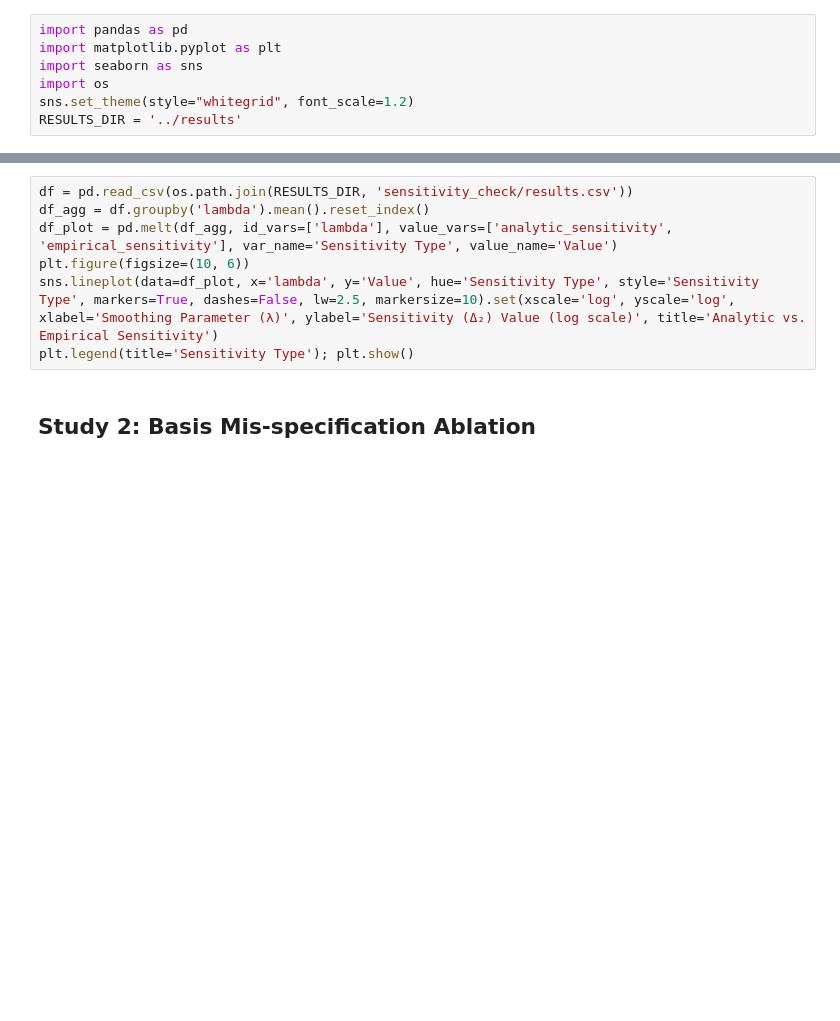
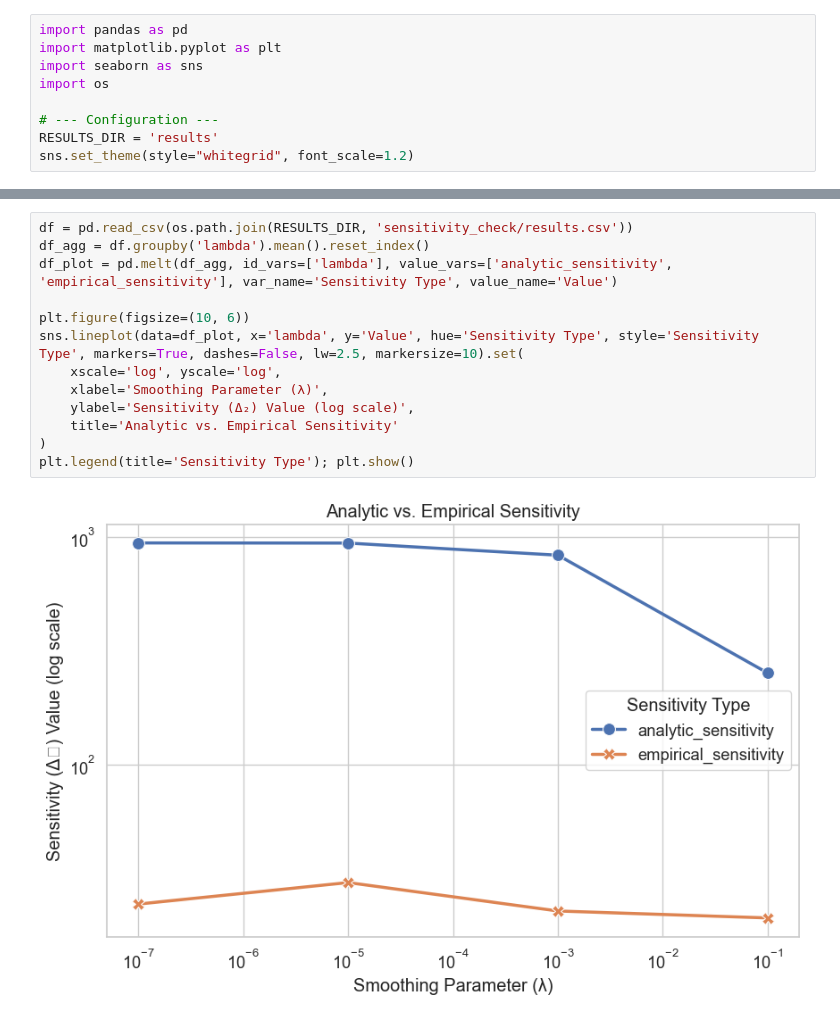
Before and after one commit to yuadamding/s2dp_federated_study, a Jupyter notebook: analysis_dashboard.ipynb, the cells around one changed output, grey strips where cells are left out. Drawn from its saved outputs; the diff is of its cells as text; blank space fills up the shorter version.

```diff
--- a/analysis_dashboard.ipynb
+++ b/analysis_dashboard.ipynb
@@ -3,5 +3,7 @@ import pandas as pd
 import matplotlib.pyplot as plt
 import seaborn as sns
 import os
+
+# --- Configuration ---
+RESULTS_DIR = 'results'
 sns.set_theme(style="whitegrid", font_scale=1.2)
-RESULTS_DIR = '../results'
@@ -10,9 +14,15 @@ RESULTS_DIR = '../results'
 # %%
 df = pd.read_csv(os.path.join(RESULTS_DIR, 'sensitivity_check/results.csv'))
 df_agg = df.groupby('lambda').mean().reset_index()
 df_plot = pd.melt(df_agg, id_vars=['lambda'], value_vars=['analytic_sensitivity', 'empirical_sensitivity'], var_name='Sensitivity Type', value_name='Value')
+
 plt.figure(figsize=(10, 6))
-sns.lineplot(data=df_plot, x='lambda', y='Value', hue='Sensitivity Type', style='Sensitivity Type', markers=True, dashes=False, lw=2.5, markersize=10).set(xscale='log', yscale='log', xlabel='Smoothing Parameter (λ)', ylabel='Sensitivity (Δ₂) Value (log scale)', title='Analytic vs. Empirical Sensitivity')
+sns.lineplot(data=df_plot, x='lambda', y='Value', hue='Sensitivity Type', style='Sensitivity Type', markers=True, dashes=False, lw=2.5, markersize=10).set(
+    xscale='log', yscale='log',
+    xlabel='Smoothing Parameter (λ)',
+    ylabel='Sensitivity (Δ₂) Value (log scale)',
+    title='Analytic vs. Empirical Sensitivity'
+)
 plt.legend(title='Sensitivity Type'); plt.show()
+# %% [output]
+[figure, added]
-# %% [markdown]
-## Study 2: Basis Mis-specification Ablation
```
Also changed, not shown: parts of 23 cells of this notebook, 1 other file.
